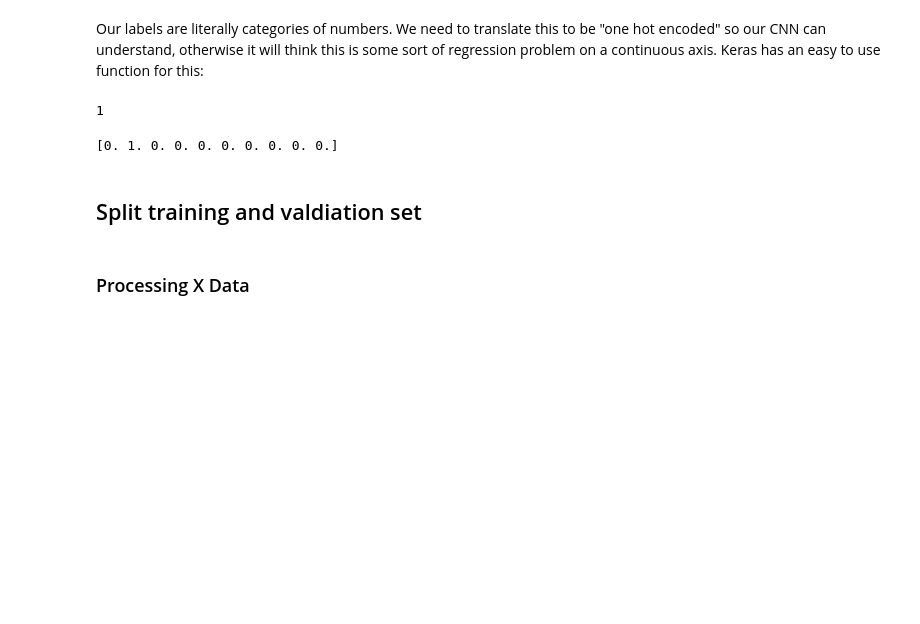
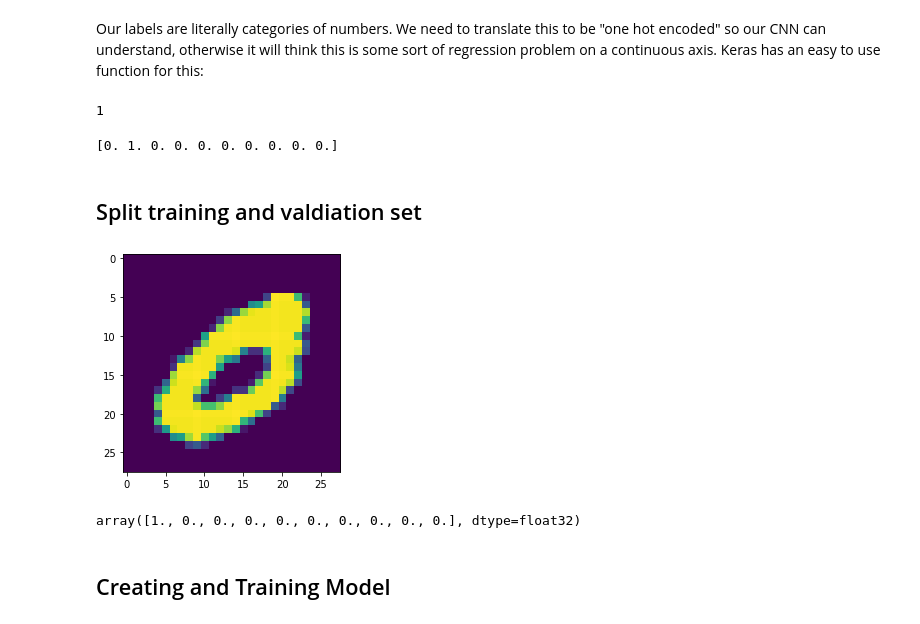
Before and after one commit to jordanfalcao/kaggle, a Jupyter notebook: MNIST/Digit_Recognizer_MNIST.ipynb, the cells around one changed output. Saved outputs shown, nothing was run; the diff lists cells and outputs as text; code cells hidden in the pictures; blank space fills up the shorter version.

```diff
--- a/MNIST/Digit_Recognizer_MNIST.ipynb
+++ b/MNIST/Digit_Recognizer_MNIST.ipynb
@@ -143,7 +146,16 @@ print(Y_train_cat[0])
 [0. 1. 0. 0. 0. 0. 0. 0. 0. 0.]
 # %% [markdown]
 ## Split training and valdiation set
-# %% [markdown]
-### Processing X Data
+# %%
+# only 15% for validation set
+X_train, X_valid, y_train, y_valid = train_test_split(X_train, Y_train_cat, test_size=0.15)
 # %%
-# plt.imshow(X_train[1729][0])
+g = plt.imshow(X_train[5][:,:,0])
+# %% [output]
+[figure, added]
+# %%
+y_train[5]
+# %% [output]
+array([1., 0., 0., 0., 0., 0., 0., 0., 0., 0.], dtype=float32)
+# %% [markdown]
+## Creating and Training Model
```
Also changed, not shown: parts of 15 cells of this notebook, 1 other file.
